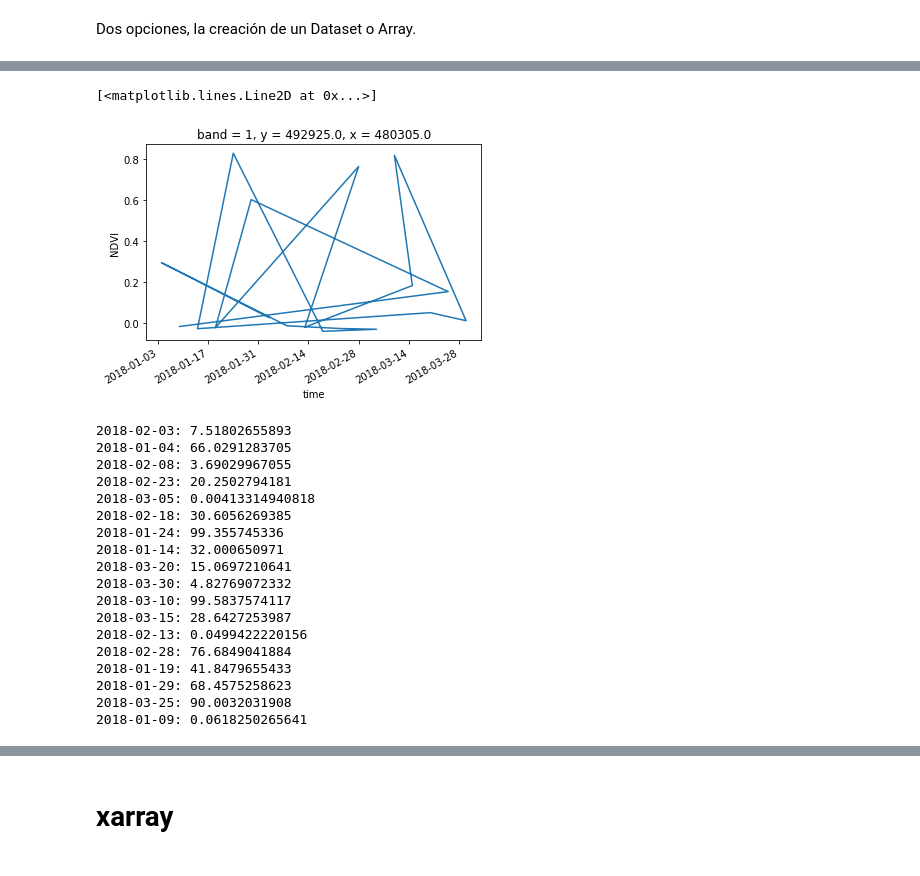
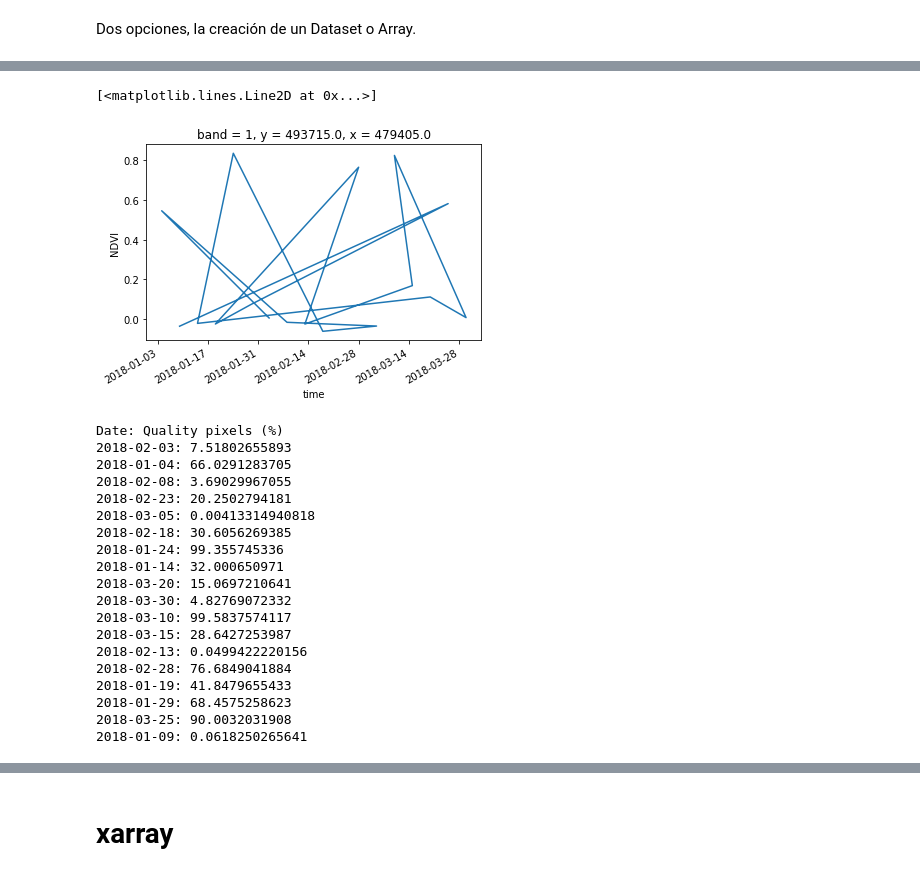
Before and after one commit to alexsalr/ciat_monitor_crops, a Jupyter notebook: Load&Analysis_test.ipynb, the cells around one changed output, grey strips where cells are left out. Saved outputs shown, nothing was run; the diff lists cells and outputs as text; code cells hidden in the pictures.

```diff
--- a/Load&Analysis_test.ipynb
+++ b/Load&Analysis_test.ipynb
@@ -369,17 +353,19 @@ Attributes:
     map_info:                  UTM, 1, 1, 479300, 493930, 10, 10, 18, North,W...
 # %%
 %matplotlib inline
-#optical_dtset['NDVI'].isel(x=10, y=[19,21,22]).plot.line(x='time')
-time_series.plot()
+optical_dtset['NDVI'].sel(x=479405, y=493715).plot(x='time')
+#time_series.plot()
 # %% [output]
 [<matplotlib.lines.Line2D at 0x...>]
-[figure, old version]
+[figure, new version]
 # %%
 date = optical.getTempData('NDVI')
 cloud = list(map(lambda x: x*100, optical.calcQualityPixels()))
+print('Date: Quality pixels (%)')
 for idx, val in enumerate(date):
         print('{}: {}'.format(val, cloud[idx]))
 # %% [output]
+Date: Quality pixels (%)
 2018-02-03: 7.51802655893
 2018-01-04: 66.0291283705
 2018-02-08: 3.69029967055
```
Also changed, not shown: parts of 30 cells of this notebook, 6 other files.
